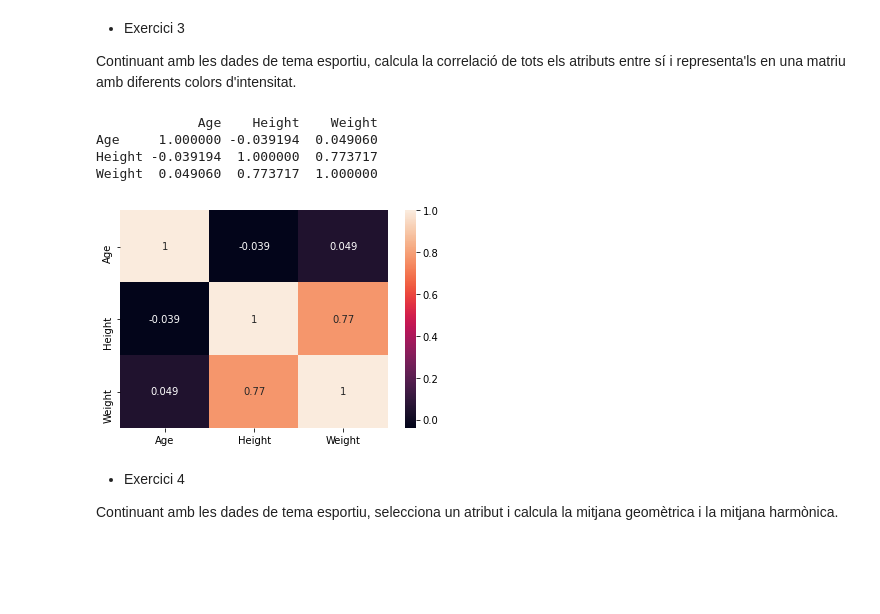
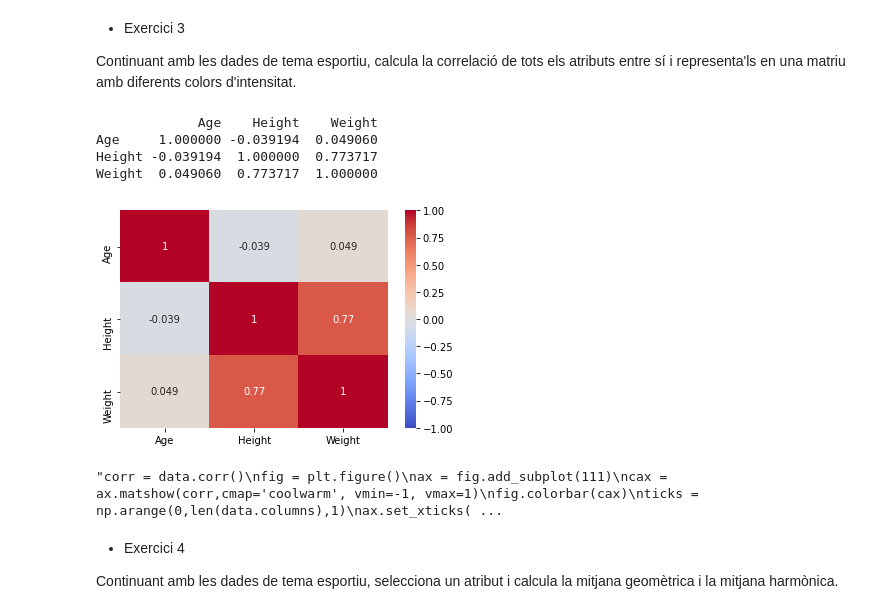
Before and after one commit to ManelForcales/Statistics, a Jupyter notebook: statistics.ipynb, the cells around one changed output. Cells and saved outputs as stored; diff of their text form; code cells hidden in the pictures; blank space fills up the shorter version.

```diff
--- a/statistics.ipynb
+++ b/statistics.ipynb
@@ -103,17 +103,31 @@ spain = bcn_olimpiadas[bcn_olimpiadas.Team == 'Spain']
 # %%
 spain_M = spain[spain.Sex == 'M'][['Age','Height','Weight']].dropna().reset_index(drop=True)
 spain_F = spain[spain.Sex == 'F'][['Age','Height','Weight']].dropna().reset_index(drop=True)
-# %%
-corr = spain_M.corr()
-print(corr)
-sns.heatmap(corr, annot=True)
-plt.show()
-# %% [output]
-             Age    Height    Weight
-Age     1.000000 -0.039194  0.049060
-Height -0.039194  1.000000  0.773717
-Weight  0.049060  0.773717  1.000000
-[figure, removed]
+# %%
+corr = spain_M.corr()
+print(corr)
+sns.heatmap(corr, cmap='coolwarm',vmin=-1,vmax=1,annot=True)
+plt.show()
+
+'''corr = data.corr()
+fig = plt.figure()
+ax = fig.add_subplot(111)
+cax = ax.matshow(corr,cmap='coolwarm', vmin=-1, vmax=1)
+fig.colorbar(cax)
+ticks = np.arange(0,len(data.columns),1)
+ax.set_xticks(ticks)
+plt.xticks(rotation=90)
+ax.set_yticks(ticks)
+ax.set_xticklabels(data.columns)
+ax.set_yticklabels(data.columns)
+plt.show()'''
+# %% [output]
+             Age    Height    Weight
+Age     1.000000 -0.039194  0.049060
+Height -0.039194  1.000000  0.773717
+Weight  0.049060  0.773717  1.000000
+[figure, added]
+"corr = data.corr()\nfig = plt.figure()\nax = fig.add_subplot(111)\ncax = ax.matshow(corr,cmap='coolwarm', vmin=-1, vmax=1)\nfig.colorbar(cax)\nticks = np.arange(0,len(data.columns),1)\nax.set_xticks( ...
 # %% [markdown]
 - Exercici 4
 
```
